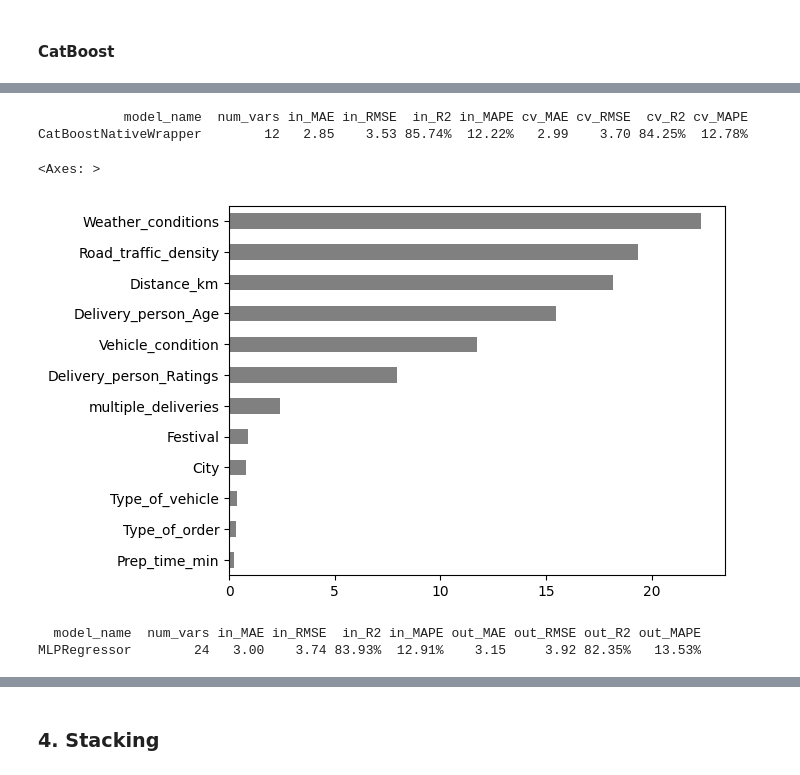
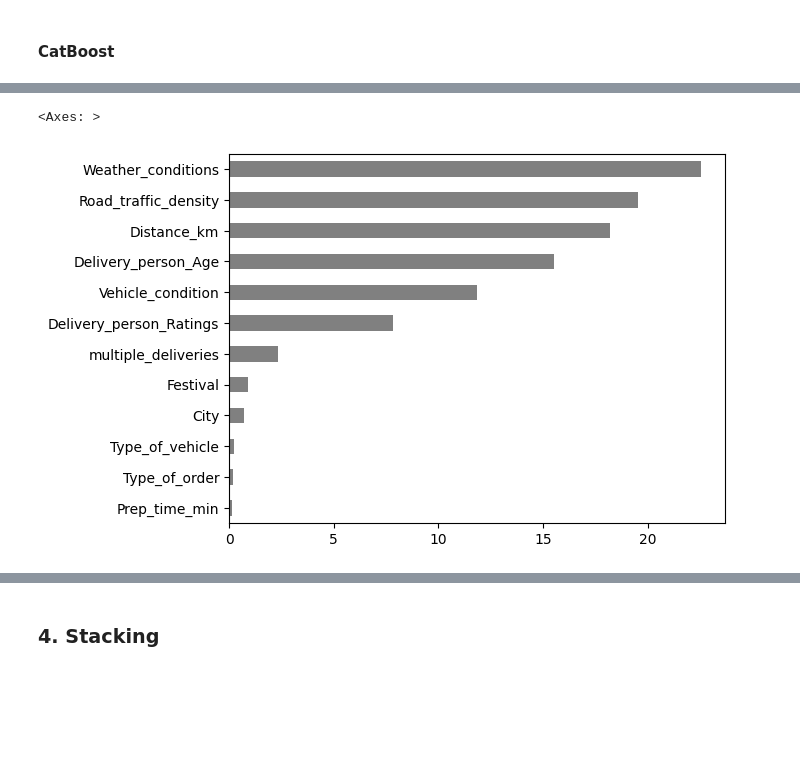
Before and after one commit to SJSUCMPE257/food-delivery-time-prediction, a Jupyter notebook: notebooks/Annas-experiment.ipynb, the cells around one changed output, grey strips where cells are left out. Saved outputs shown, nothing was run; the diff lists cells and outputs as text; code cells hidden in the pictures; blank space fills up the shorter version.

```diff
--- a/notebooks/Annas-experiment.ipynb
+++ b/notebooks/Annas-experiment.ipynb
@@ -1019,11 +1040,0 @@ Best LGBM params: {'learning_rate': 0.1, 'max_depth': -1, 'n_estimators': 100, '
-# %%
-lgbm_optimal = LGBMRegressor(
-    n_estimators=100,
-    max_depth=-1,
-    learning_rate=0.1,
-    num_leaves=63,
-    random_state=42,
-    verbose=-1
-)
-
-lgbm_optimal.fit(X_train_encoded_raw, y_train_clean)
@@ -1045,9 +1105,3 @@ pd.Series(lgbm_optimal.feature_importances_, index=feature_names).sort_values().
 # %%
-catboost = CatBoostRegressor(
-    n_estimators=300,
-    max_depth=6,
-    learning_rate=0.1,
-    random_state=42,
-    verbose=0
-)
-catboost.fit(X_train_encoded_raw, y_train_clean)
+# final model
+cat_optimal = CatBoostRegressor(random_state=42, verbose=0, **cat_search.best_params_).fit(X_train_encoded_raw, y_train_clean)
@@ -1076,6 +1140,0 @@ Best CatBoost params: {'depth': 8, 'l2_leaf_reg': 10, 'learning_rate': 0.1, 'n_e
-# %%
-cat_optimal = CatBoostRegressor(
-    n_estimators=300, max_depth=8, l2_leaf_reg=10, learning_rate=0.1, verbose=0
-)
-
-cat_optimal.fit(X_train_encoded_raw, y_train_clean)
@@ -1085,6 +1170,5 @@ CatBoostRegressor        24   2.78    3.44 86.41%  11.93%    2.97     3.70 84.30
 # %%
-# Cat native
-cat_features = ['Weather_conditions', 'Type_of_order', 'Type_of_vehicle', 'City', 'Road_traffic_density']
-
-cat_native = CatBoostRegressor(n_estimators=300, random_state=42, verbose=0, cat_features=cat_features)
-cat_native.fit(X_train_clean, y_train_clean)
+# fit final model
+cat_native_optimal = CatBoostRegressor(random_state=42, verbose=0, **cat_native_search.best_params_).fit(X_train_clean,
+                                                                                                        y_train_clean,
+                                                                                                        cat_features=cat_features)
@@ -1117,43 +1175,6 @@ CatBoostRegressor        12   2.85    3.53 85.74%  12.22%    2.95     3.66 84.61
-# %%
-class CatBoostNativeWrapper(BaseEstimator, RegressorMixin):
-    def __init__(self, cat_features=None, **catboost_params):
-        self.cat_features = cat_features
-        self.catboost_params = catboost_params
-
-    def fit(self, X, y):   # <-- only takes X, y — matches what print_result_cv calls
-        self.model_ = CatBoostRegressor(**self.catboost_params)
-        self.model_.fit(X, y, cat_features=self.cat_features, verbose=0)  # cat_features pulled from self, not from the caller
-        return self
-
-    def predict(self, X):
-        return self.model_.predict(X)
-
-
-cat_native_wrapped = CatBoostNativeWrapper(
-    cat_features=cat_features, random_state=42, verbose=0, **cat_native_search.best_params_
-)
-cat_native_optimal_result_cv = print_result_cv(cat_native_wrapped, X_train_clean, y_train_clean, kf)
-# %% [output]
-           model_name  num_vars in_MAE in_RMSE  in_R2 in_MAPE cv_MAE cv_RMSE  cv_R2 cv_MAPE
-CatBoostNativeWrapper        12   2.85    3.53 85.74%  12.22%   2.99    3.70 84.25%  12.78%
 # %%
-pd.Series(best_cat_native.feature_importances_, index=X_train_clean.columns).sort_values().plot(kind='barh', color='gray')
+# feature importances
+pd.Series(cat_native_optimal.feature_importances_, index=X_train_clean.columns).sort_values().plot(kind='barh', color='gray')
 # %% [output]
 <Axes: >
-[figure, old version]
+[figure, new version]
-# %%
-mlp = MLPRegressor(
-    hidden_layer_sizes=(64, 32),   # 2 hidden layers: 64 neurons, then 32 neurons
-    activation='relu',
-    solver='adam',
-    alpha=0.001,                    # L2 regularization
-    learning_rate_init=0.001,
-    max_iter=1000,
-    early_stopping=True,
-    random_state=42
-)
-
-mlp.fit(X_train_encoded_norm, y_train_clean)   # scaled data required
-# %% [output]
-  model_name  num_vars in_MAE in_RMSE  in_R2 in_MAPE out_MAE out_RMSE out_R2 out_MAPE
-MLPRegressor        24   3.00    3.74 83.93%  12.91%    3.15     3.92 82.35%   13.53%
```
Also changed, not shown: parts of 68 cells of this notebook, 3 other files.
